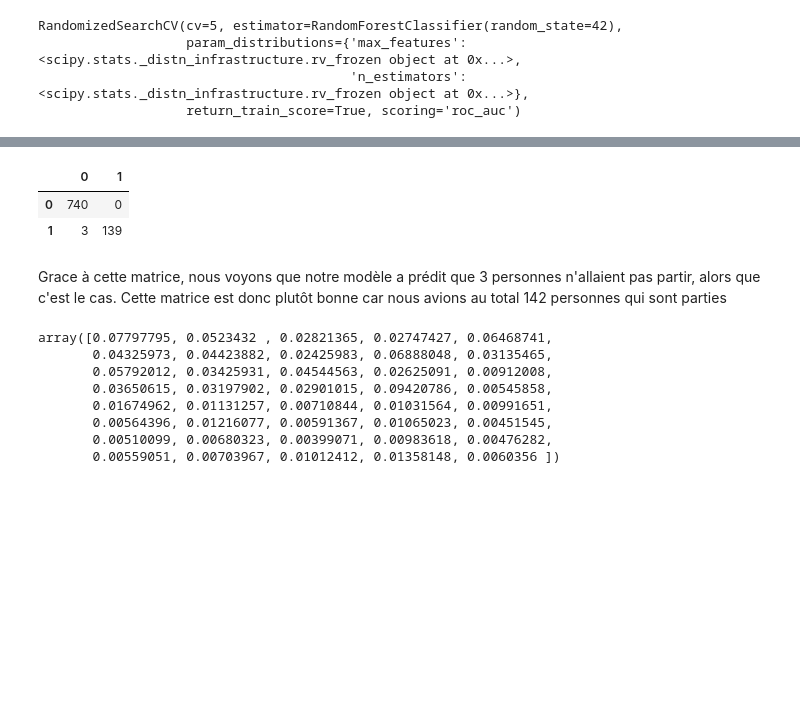
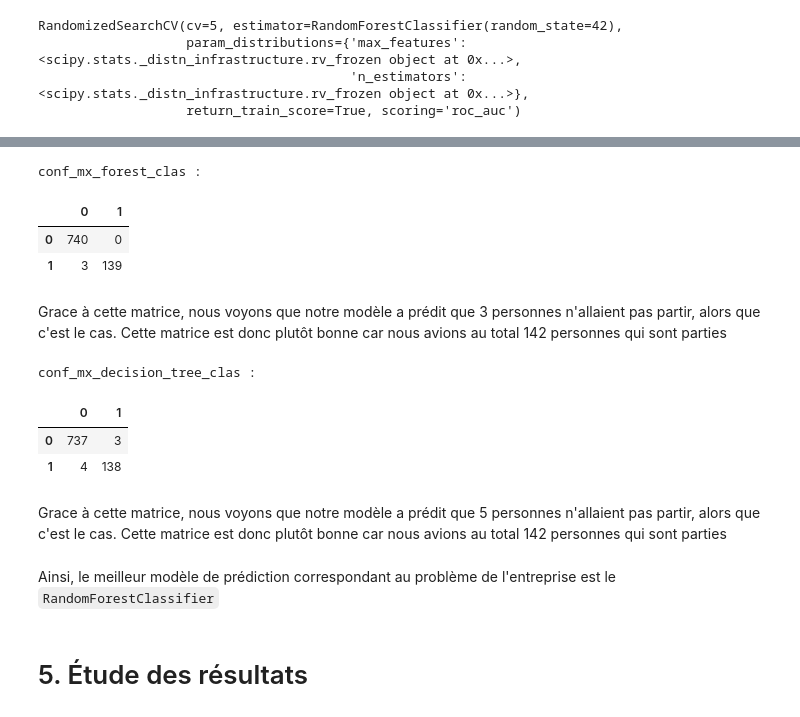
Before and after one commit to Ugo-Girard-Tissier/Projet-IA, a Jupyter notebook: Projet IA.ipynb, the cells around one changed output, grey strips where cells are left out. Drawn from its saved outputs; the diff is of its cells as text; code cells hidden in the pictures; blank space fills up the shorter version.

Commit message:
2 modèles dans le RandomSearch

```diff
--- a/Projet IA.ipynb
+++ b/Projet IA.ipynb
@@ -750,0 +780,9 @@ RandomForestClassifier(max_features=3, n_estimators=102, random_state=42)
+# %%
+param_distribs_decision_tree_clas = {
+    'criterion': ['gini','entropy'],
+    'max_depth': np.arange(1, 100),}
+
+decision_tree_clas_param = RandomizedSearchCV(decision_tree_clas, param_distribs_decision_tree_clas, cv=5,
+                            scoring='roc_auc', n_iter=10, return_train_score=True)
+
+decision_tree_clas_param.fit(train_set_features_prepared, train_set_labels)
@@ -750,0 +799,3 @@ RandomForestClassifier(max_features=3, n_estimators=102, random_state=42)
+# %%
+best_estimator_decision_tree_clas = decision_tree_clas_param.best_estimator_
+best_estimator_decision_tree_clas
@@ -767,28 +822,33 @@ Wow 99% de réussite, c'est un très bon score. Affichons maintenant la matrice
-# %%
-from sklearn.metrics import confusion_matrix
-test_set_labels_pred = best_estimator.predict(test_set_features_prepared)
-
-conf_mx = confusion_matrix(test_set_labels, test_set_labels_pred)
-conf_mx
-
-conf_mx_pd = pd.DataFrame(data=conf_mx)
-
-conf_mx_pd
-# %% [output]
-|  | 0 | 1 |
-| 0 | 740 | 0 |
-| 1 | 3 | 139 |
+# %%
+from sklearn.metrics import confusion_matrix
+
+forest_clas_test_set_labels_pred = best_estimator_forest_clas.predict(test_set_features_prepared)
+decision_tree_clas_test_set_labels_pred = best_estimator_decision_tree_clas.predict(test_set_features_prepared)
+# %%
+conf_mx_forest_clas = confusion_matrix(test_set_labels, forest_clas_test_set_labels_pred)
+conf_mx_forest_clas_pd = pd.DataFrame(data=conf_mx_forest_clas)
+print("conf_mx_forest_clas : ")
+conf_mx_forest_clas_pd
+# %% [output]
+conf_mx_forest_clas :
+|  | 0 | 1 |
+| 0 | 740 | 0 |
+| 1 | 3 | 139 |
 # %% [markdown]
 Grace à cette matrice, nous voyons que notre modèle a prédit que 3 personnes n'allaient pas partir, alors que c'est le cas. Cette matrice est donc plutôt bonne car nous avions au total 142 personnes qui sont parties
-# %%
-feature_importances = best_estimator.feature_importances_
-feature_importances
-# %% [output]
-array([0.07797795, 0.0523432 , 0.02821365, 0.02747427, 0.06468741,
-       0.04325973, 0.04423882, 0.02425983, 0.06888048, 0.03135465,
-       0.05792012, 0.03425931, 0.04544563, 0.02625091, 0.00912008,
-       0.03650615, 0.03197902, 0.02901015, 0.09420786, 0.00545858,
-       0.01674962, 0.01131257, 0.00710844, 0.01031564, 0.00991651,
-       0.00564396, 0.01216077, 0.00591367, 0.01065023, 0.00451545,
-       0.00510099, 0.00680323, 0.00399071, 0.00983618, 0.00476282,
-       0.00559051, 0.00703967, 0.01012412, 0.01358148, 0.0060356 ])
+# %%
+conf_mx_decision_tree_clas = confusion_matrix(test_set_labels, decision_tree_clas_test_set_labels_pred)
+conf_mx_decision_tree_clas_pd = pd.DataFrame(data=conf_mx_decision_tree_clas)
+print("conf_mx_decision_tree_clas : ")
+conf_mx_decision_tree_clas_pd
+# %% [output]
+conf_mx_decision_tree_clas :
+|  | 0 | 1 |
+| 0 | 737 | 3 |
+| 1 | 4 | 138 |
+# %% [markdown]
+Grace à cette matrice, nous voyons que notre modèle a prédit que 5 personnes n'allaient pas partir, alors que c'est le cas. Cette matrice est donc plutôt bonne car nous avions au total 142 personnes qui sont parties
+# %% [markdown]
+Ainsi, le meilleur modèle de prédiction correspondant au problème de l'entreprise est le `RandomForestClassifier`
+# %% [markdown]
+# 5. Étude des résultats
```
Also changed, not shown: parts of 34 cells of this notebook.
